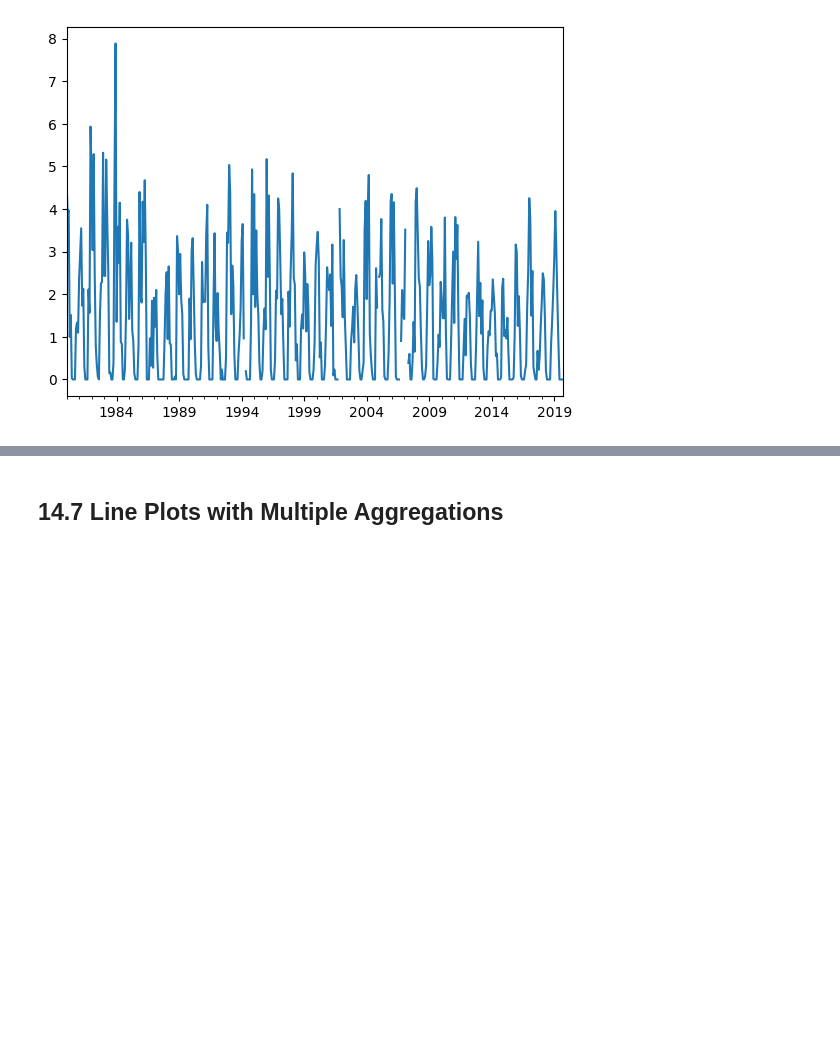
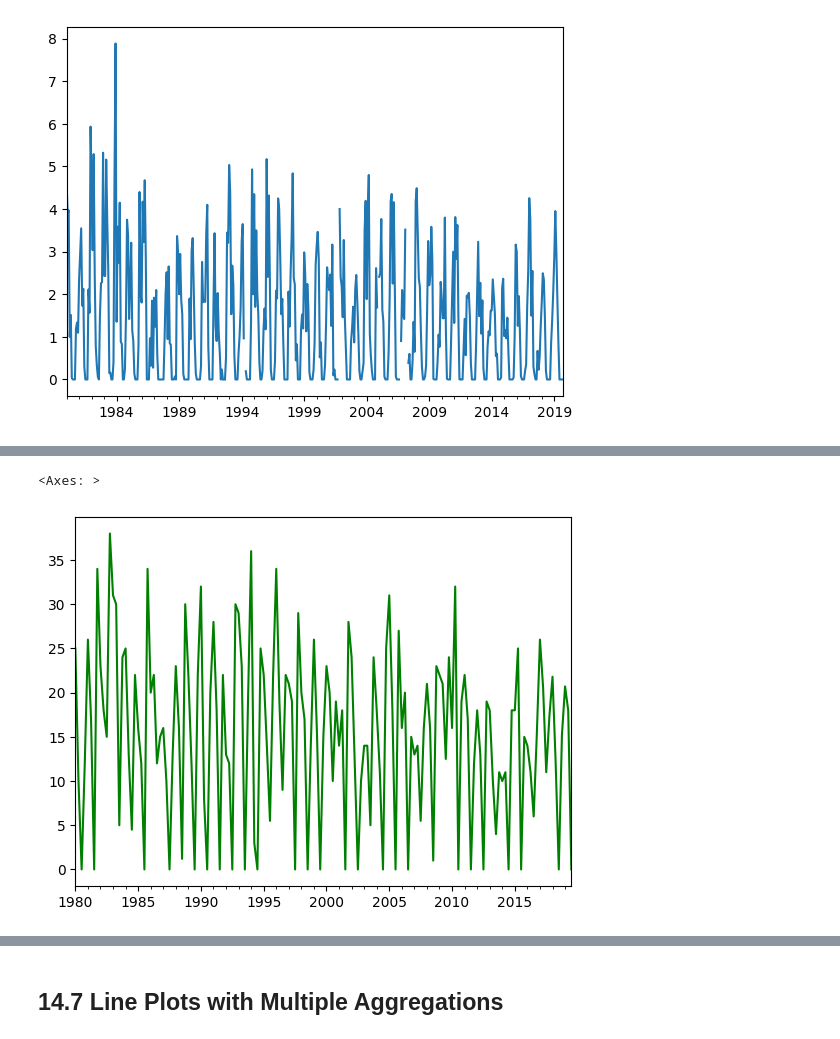
Before and after one commit to stevechengnyc/effective-pandas, a Jupyter notebook: 14-plotting-with-a-series.ipynb, the cells around one changed output, grey strips where cells are left out. Cells and saved outputs as stored; diff of their text form; code cells hidden in the pictures; blank space fills up the shorter version.

```diff
--- a/14-plotting-with-a-series.ipynb
+++ b/14-plotting-with-a-series.ipynb
@@ -111,0 +127,5 @@ snow[snow>0].plot.line()
+# %%
+snow. resample('QE').max().plot.line(color='g')
+# %% [output]
+<Axes: >
+[figure, added]
```
Also changed, not shown: parts of 26 cells of this notebook.
